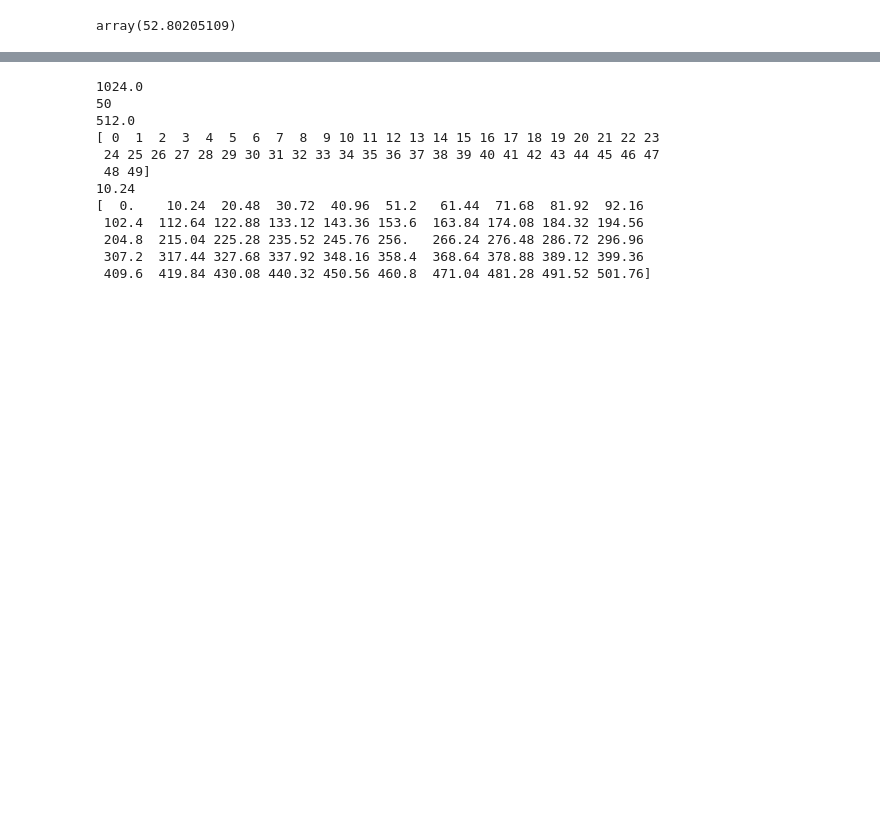
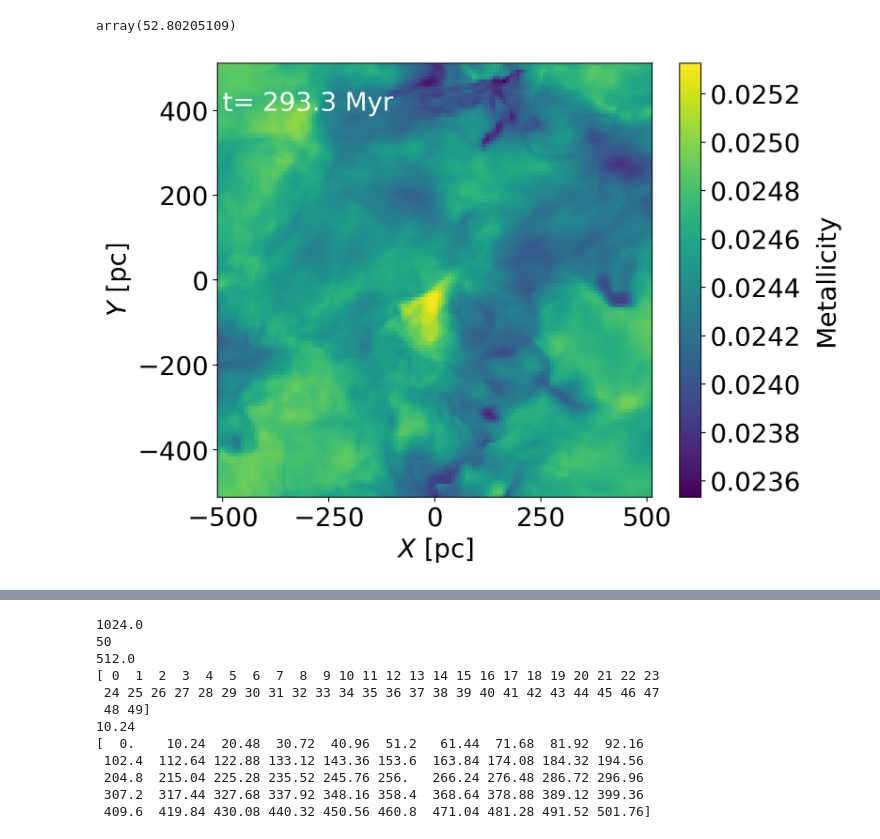
Before and after one commit to MohammadRefat23/project, a Jupyter notebook: TwoPoint_PlotMaker.ipynb, the cells around one changed output, grey strips where cells are left out. Cells and saved outputs as stored; diff of their text form; code cells hidden in the pictures; blank space fills up the shorter version.

```diff
--- a/TwoPoint_PlotMaker.ipynb
+++ b/TwoPoint_PlotMaker.ipynb
@@ -55,0 +60,17 @@ array(52.80205109)
+# %%
+### Plotting Gas plot
+
+###plt.subplot(121)
+plt.figure(figsize = (8,6))
+plt.text(-500,400,'{} {} {}'.format('t=',round(Z['time'],1),"Myr"),color='w')
+plt.imshow(Zxy_data,extent=Zxy_bounds)
+plt.set_cmap('viridis')
+plt.xlabel("$X$ [pc]")
+plt.ylabel("$Y$ [pc]")
+###plt.clim(0.02,0.03)
+cbar = plt.colorbar()
+cbar.set_label('Metallicity', rotation=-270, labelpad = 10)
+plt.tight_layout()
+plt.savefig("./ProjectPlot.png",bbox_inches = "tight")
+# %% [output]
+[figure, added]
```
Also changed, not shown: parts of 13 cells of this notebook, 4 other files.
